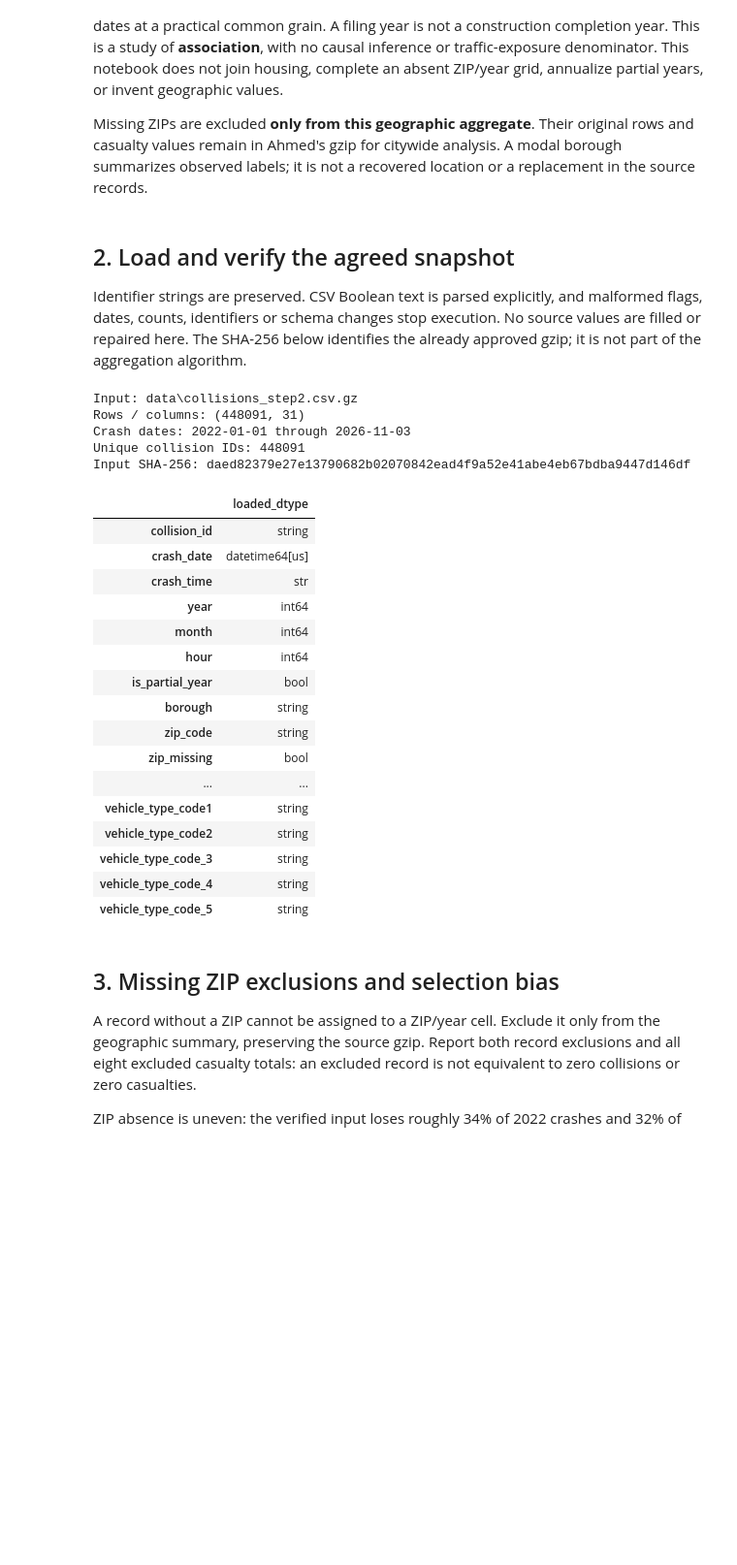
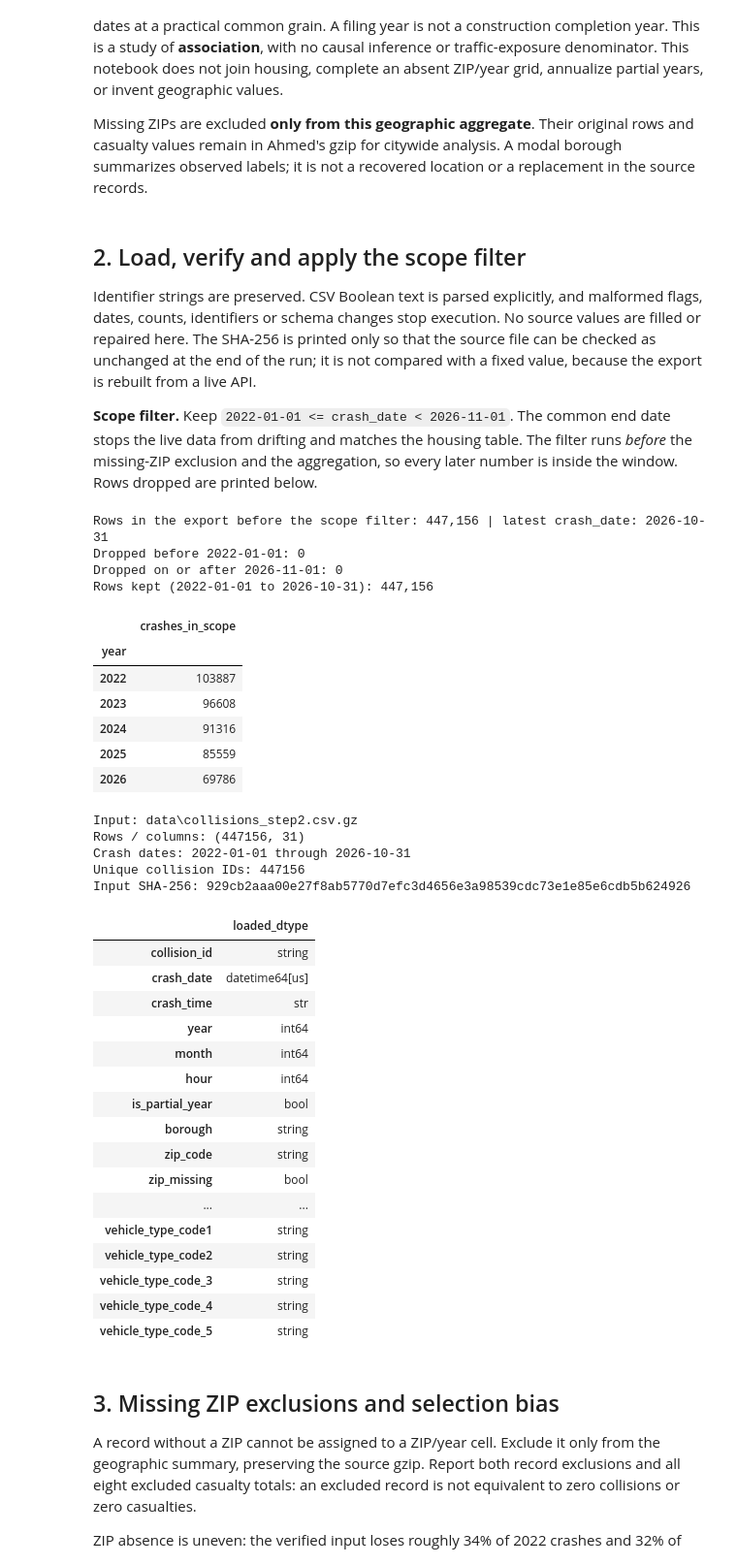
Before and after one commit to Sanad-Manga/NYC-Build-And-Crash, a Jupyter notebook: phase2_collisions_aggregation_yassin.ipynb, the cells around one changed output. Shown at 97% size. Drawn from its saved outputs; the diff is of its cells as text; code cells hidden in the pictures; blank space fills up the shorter version.

```diff
--- a/phase2_collisions_aggregation_yassin.ipynb
+++ b/phase2_collisions_aggregation_yassin.ipynb
@@ -146,48 +147,73 @@ def validate_source_frame(frame):
         require(frame[total].ge(parts_sum).all(), f'{total} is below its road-user subgroup sum')
     return True
 # %% [markdown]
-## 2. Load and verify the agreed snapshot
+## 2. Load, verify and apply the scope filter
 Identifier strings are preserved. CSV Boolean text is parsed explicitly, and malformed flags, dates,
 counts, identifiers or schema changes stop execution. No source values are filled or repaired here.
-The SHA-256 below identifies the already approved gzip; it is not part of the aggregation algorithm.
+The SHA-256 is printed only so that the source file can be checked as unchanged at the end of the run;
+it is not compared with a fixed value, because the export is rebuilt from a live API.
+
+**Scope filter.** Keep `2022-01-01 <= crash_date < 2026-11-01`. The common end date stops the live data from
+drifting and matches the housing table. The filter runs *before* the missing-ZIP exclusion and the aggregation,
+so every later number is inside the window. Rows dropped are printed below.
 # %%
 input_hash_before = file_sha256(INPUT_PATH)
-EXPECTED_SNAPSHOT_SHA256 = 'daed82379e27e13790682b02070842ead4f9a52e41abe4eb67bdba9447d146df'
-assert input_hash_before == EXPECTED_SNAPSHOT_SHA256, 'Input changed: independently validate the handoff before updating snapshot evidence'
-source = read_stage2(INPUT_PATH)
+source_all = read_stage2(INPUT_PATH)
+SCOPE_START = pd.Timestamp('2022-01-01')
+SCOPE_END = pd.Timestamp('2026-11-01')   # exclusive: the last day in scope is 2026-10-31
+in_scope = source_all['crash_date'].ge(SCOPE_START) & source_all['crash_date'].lt(SCOPE_END)
+print('Rows in the export before the scope filter:', f'{len(source_all):,}', '| latest crash_date:', source_all['crash_date'].max().date())
+print('Dropped before 2022-01-01:', f"{int(source_all['crash_date'].lt(SCOPE_START).sum()):,}")
+print('Dropped on or after 2026-11-01:', f"{int(source_all['crash_date'].ge(SCOPE_END).sum()):,}")
+source = source_all.loc[in_scope].copy()
+print('Rows kept (2022-01-01 to 2026-10-31):', f'{len(source):,}')
+assert source['crash_date'].min() >= SCOPE_START and source['crash_date'].max() < SCOPE_END
+assert source['year'].min() >= 2022
 validate_source_frame(source)
+display(source.groupby('year').size().rename('crashes_in_scope').to_frame())
 source_dates = source['crash_date']
 latest_date = source_dates.max()
 latest_year = int(latest_date.year)
 print('Input:', INPUT_PATH)
 print('Rows / columns:', source.shape)
 print('Crash dates:', source_dates.min().date(), 'through', latest_date.date())
 print('Unique collision IDs:', source['collision_id'].nunique())
 print('Input SHA-256:', input_hash_before)
 display(source.dtypes.rename('loaded_dtype').to_frame())
 # %% [output]
-Input: data\collisions_step2.csv.gz
-Rows / columns: (448091, 31)
-Crash dates: 2022-01-01 through 2026-11-03
-Unique collision IDs: 448091
-Input SHA-256: daed82379e27e13790682b02070842ead4f9a52e41abe4eb67bdba9447d146df
+Rows in the export before the scope filter: 447,156 | latest crash_date: 2026-10-31
+Dropped before 2022-01-01: 0
+Dropped on or after 2026-11-01: 0
+Rows kept (2022-01-01 to 2026-10-31): 447,156
-|  | loaded_dtype |
-| collision_id | string |
-| crash_date | datetime64[us] |
-| crash_time | str |
-| year | int64 |
-| month | int64 |
-| hour | int64 |
-| is_partial_year | bool |
-| borough | string |
-| zip_code | string |
-| zip_missing | bool |
-| ... | ... |
-| vehicle_type_code1 | string |
-| vehicle_type_code2 | string |
-| vehicle_type_code_3 | string |
-| vehicle_type_code_4 | string |
-| vehicle_type_code_5 | string |
+|  | crashes_in_scope |
+| year |  |
+| 2022 | 103887 |
+| 2023 | 96608 |
+| 2024 | 91316 |
+| 2025 | 85559 |
+| 2026 | 69786 |
+Input: data\collisions_step2.csv.gz
+Rows / columns: (447156, 31)
+Crash dates: 2022-01-01 through 2026-10-31
+Unique collision IDs: 447156
+Input SHA-256: 929cb2aaa00e27f8ab5770d7efc3d4656e3a98539cdc73e1e85e6cdb5b624926
+|  | loaded_dtype |
+| collision_id | string |
+| crash_date | datetime64[us] |
+| crash_time | str |
+| year | int64 |
+| month | int64 |
+| hour | int64 |
+| is_partial_year | bool |
+| borough | string |
+| zip_code | string |
+| zip_missing | bool |
+| ... | ... |
+| vehicle_type_code1 | string |
+| vehicle_type_code2 | string |
+| vehicle_type_code_3 | string |
+| vehicle_type_code_4 | string |
+| vehicle_type_code_5 | string |
 # %% [markdown]
 ## 3. Missing ZIP exclusions and selection bias
 A record without a ZIP cannot be assigned to a ZIP/year cell. Exclude it only from the geographic
```
Also changed, not shown: parts of 8 cells of this notebook.
